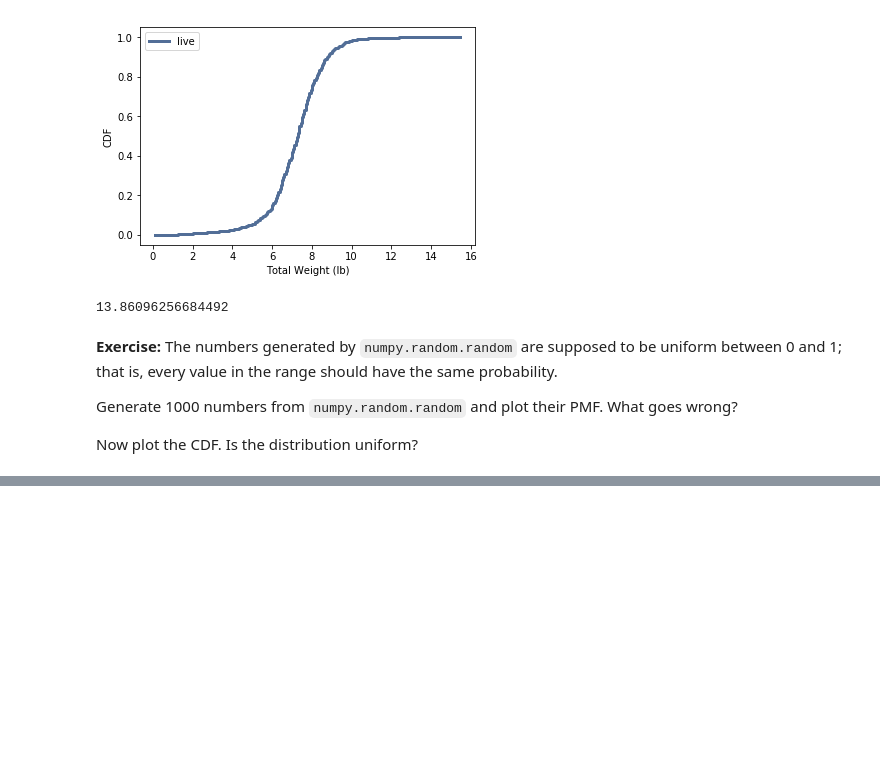
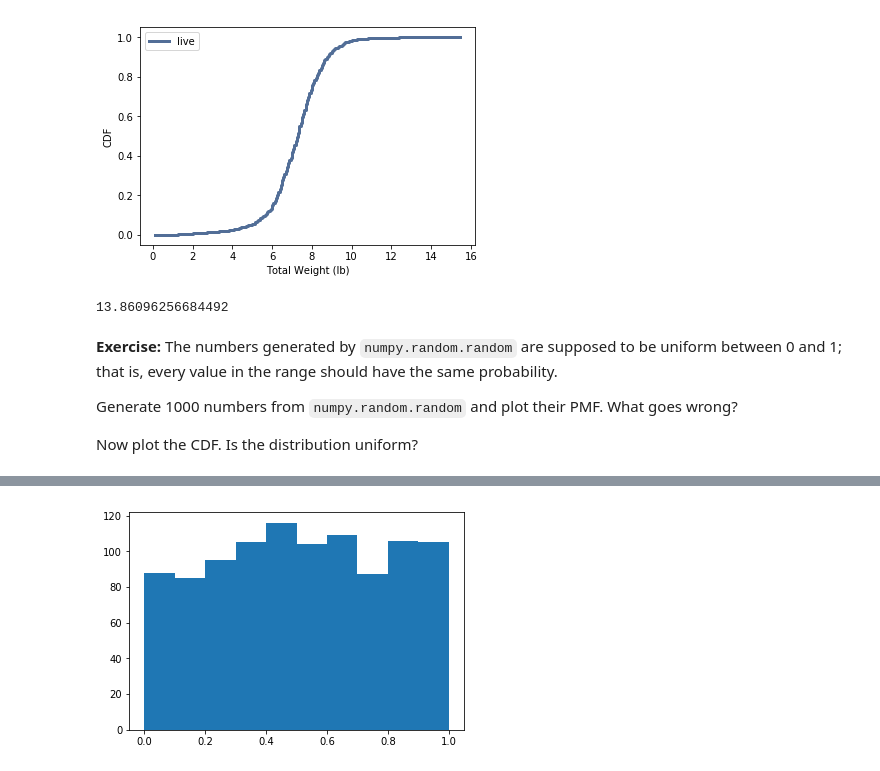
Before and after one commit to swv293/ThinkStats2, a Jupyter notebook: code/chap04ex.ipynb, the cells around one changed output, grey strips where cells are left out. Drawn from its saved outputs; the diff is of its cells as text; code cells hidden in the pictures; blank space fills up the shorter version.

Commit message:
updated solution for chapter 4:added hist

```diff
--- a/code/chap04ex.ipynb
+++ b/code/chap04ex.ipynb
@@ -262,3 +262,8 @@ array([0.13990092, 0.74803318, 0.76784486, 0.82622793, 0.73298891,
+# %%
+hist_plot=plt.hist(sample, label = 'random sample')
+plt.savefig('random_sample_hist.png')
+# %% [output]
+[figure, added]
 # %%
 # Solution goes here
 sample_pmf = thinkstats2.Pmf(sample, label='sample')
```
Also changed, not shown: parts of 3 cells of this notebook, 3 other files.
